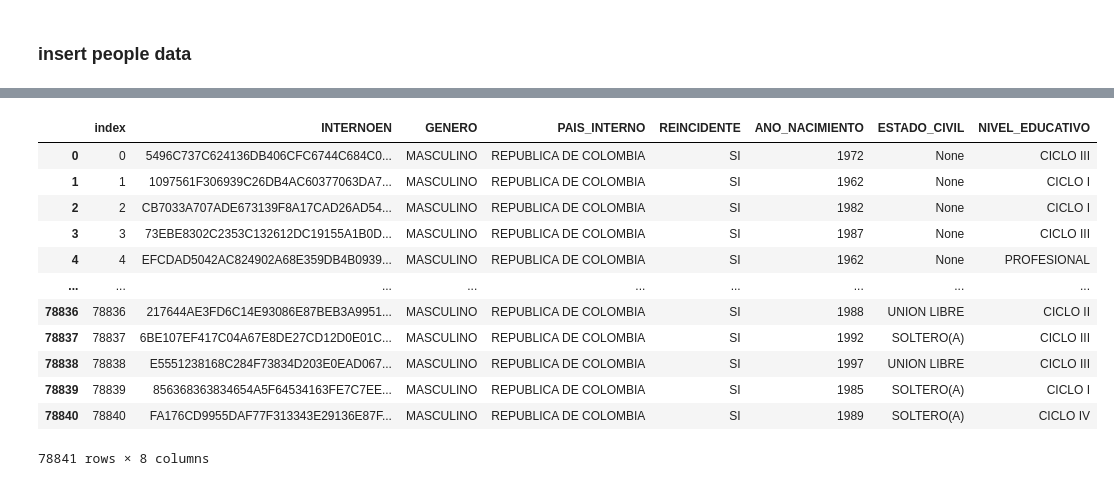
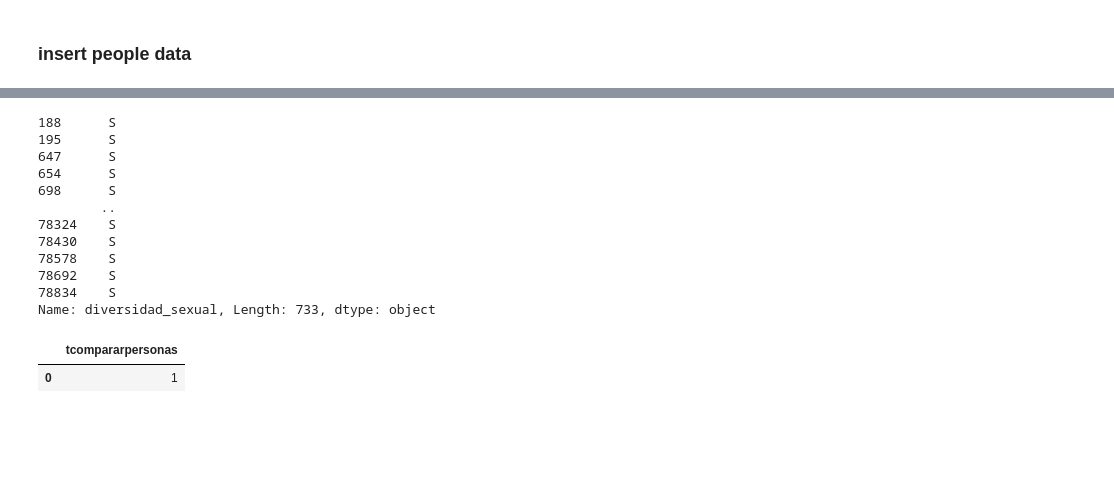
Before and after one commit to dehoyosb/MinJusticia_team77_DS4A_Project, a Jupyter notebook: Exploratory data anlysis Esneyder.ipynb, the cells around one changed output, grey strips where cells are left out. Cells and saved outputs as stored; diff of their text form; code cells hidden in the pictures; blank space fills up the shorter version.

```diff
--- a/Exploratory data anlysis Esneyder.ipynb
+++ b/Exploratory data anlysis Esneyder.ipynb
@@ -95,7 +95,10 @@ Index(['INTERNOEN', 'DELITO', 'TITULO_DELITO', 'SUBTITULO_DELITO', 'TENTATIVA',
 # %% [markdown]
 ### insert people data
 # %%
+# adjust exceptional conditions for people
 
 data_people = data[['INTERNOEN', 'GENERO', 'PAIS_INTERNO', 'REINCIDENTE', 'ANO_NACIMIENTO',
-                        'ESTADO_CIVIL','NIVEL_EDUCATIVO']].drop_duplicates(subset = ["INTERNOEN"])
+                        'ESTADO_CIVIL','NIVEL_EDUCATIVO', 'CONDIC_EXPECIONAL']].drop_duplicates(subset = ["INTERNOEN"])
 data_people = data_people.reset_index(drop=True)
+
+data_people['CONDIC_EXPECIONAL'].unique()
@@ -102,22 +123,45 @@ data_people = data_people.reset_index(drop=True)
+# %%
+# reconocimiento_etnico , diversidad_sexual , extranjero
+############## etnic reconnition
+data_people['CONDIC_EXPECIONAL'] = data_people['CONDIC_EXPECIONAL'].fillna('NINGUNO')
+etnic_recognition = runQuery("""select * from reconocimiento_etnico""")
+data_people['reconocimiento_etnico'] = 'NINGUNO'
+for i in etnic_recognition.index:
+    data_people.loc[(data_people['CONDIC_EXPECIONAL'].str.contains(etnic_recognition['nombre'].values[i])),'reconocimiento_etnico'] =  etnic_recognition['nombre'].values[i]
+#data_people[~(data_people['reconocimiento_etnico'] == 'NINGUNO')]['reconocimiento_etnico']
+
+############## foreign
+
+data_people['extranjero'] = 'N'
+data_people.loc[(data_people['CONDIC_EXPECIONAL'].str.contains('EXTRANJEROS')),'extranjero'] =  'S'
+data_people['CONDIC_EXPECIONAL']
+#data_people[~(data_people['extranjero'] == 'N')]['extranjero']
+
+############## sexual diversity
+sexual_dive = runQuery("""select * from diversidad_sexual""")
+sexual_dive
+data_people['diversidad_sexual'] = 'N'
+for i in sexual_dive.index:
+    data_people.loc[(data_people['CONDIC_EXPECIONAL'].str.contains(sexual_dive['nombre'].values[i])),'diversidad_sexual'] =  'S'
+
+data_people[~(data_people['diversidad_sexual'] == 'N')]['diversidad_sexual']
+# %% [output]
+188      S
+195      S
+647      S
+654      S
+698      S
+        ..
+78324    S
+78430    S
+78578    S
+78692    S
+78834    S
+Name: diversidad_sexual, Length: 733, dtype: object
 # %%
-#runQuery('drop personas_tmp')
-
 data_people.to_sql('personas_tmp', con=engine)
-
-runQuery('select * from personas_tmp')
-
+runQuery('select * from personas_tmp limit 5')
 runQuery('SELECT public.tcompararpersonas();')
 # %% [output]
-|  | index | INTERNOEN | GENERO | PAIS_INTERNO | REINCIDENTE | ANO_NACIMIENTO | ESTADO_CIVIL | NIVEL_EDUCATIVO |
-| 0 | 0 | 5496C737C624136DB406CFC6744C684C0... | MASCULINO | REPUBLICA DE COLOMBIA | SI | 1972 | None | CICLO III |
-| 1 | 1 | 1097561F306939C26DB4AC60377063DA7... | MASCULINO | REPUBLICA DE COLOMBIA | SI | 1962 | None | CICLO I |
-| 2 | 2 | CB7033A707ADE673139F8A17CAD26AD54... | MASCULINO | REPUBLICA DE COLOMBIA | SI | 1982 | None | CICLO I |
-| 3 | 3 | 73EBE8302C2353C132612DC19155A1B0D... | MASCULINO | REPUBLICA DE COLOMBIA | SI | 1987 | None | CICLO III |
-| 4 | 4 | EFCDAD5042AC824902A68E359DB4B0939... | MASCULINO | REPUBLICA DE COLOMBIA | SI | 1962 | None | PROFESIONAL |
-| ... | ... | ... | ... | ... | ... | ... | ... | ... |
-| 78836 | 78836 | 217644AE3FD6C14E93086E87BEB3A9951... | MASCULINO | REPUBLICA DE COLOMBIA | SI | 1988 | UNION LIBRE | CICLO II |
-| 78837 | 78837 | 6BE107EF417C04A67E8DE27CD12D0E01C... | MASCULINO | REPUBLICA DE COLOMBIA | SI | 1992 | SOLTERO(A) | CICLO III |
-| 78838 | 78838 | E5551238168C284F73834D203E0EAD067... | MASCULINO | REPUBLICA DE COLOMBIA | SI | 1997 | UNION LIBRE | CICLO III |
-| 78839 | 78839 | 856368363834654A5F64534163FE7C7EE... | MASCULINO | REPUBLICA DE COLOMBIA | SI | 1985 | SOLTERO(A) | CICLO I |
-| 78840 | 78840 | FA176CD9955DAF77F313343E29136E87F... | MASCULINO | REPUBLICA DE COLOMBIA | SI | 1989 | SOLTERO(A) | CICLO IV |
+|  | tcompararpersonas |
+| 0 | 1 |
-78841 rows × 8 columns
```
Also changed, not shown: parts of 10 cells of this notebook, 5 other files.
